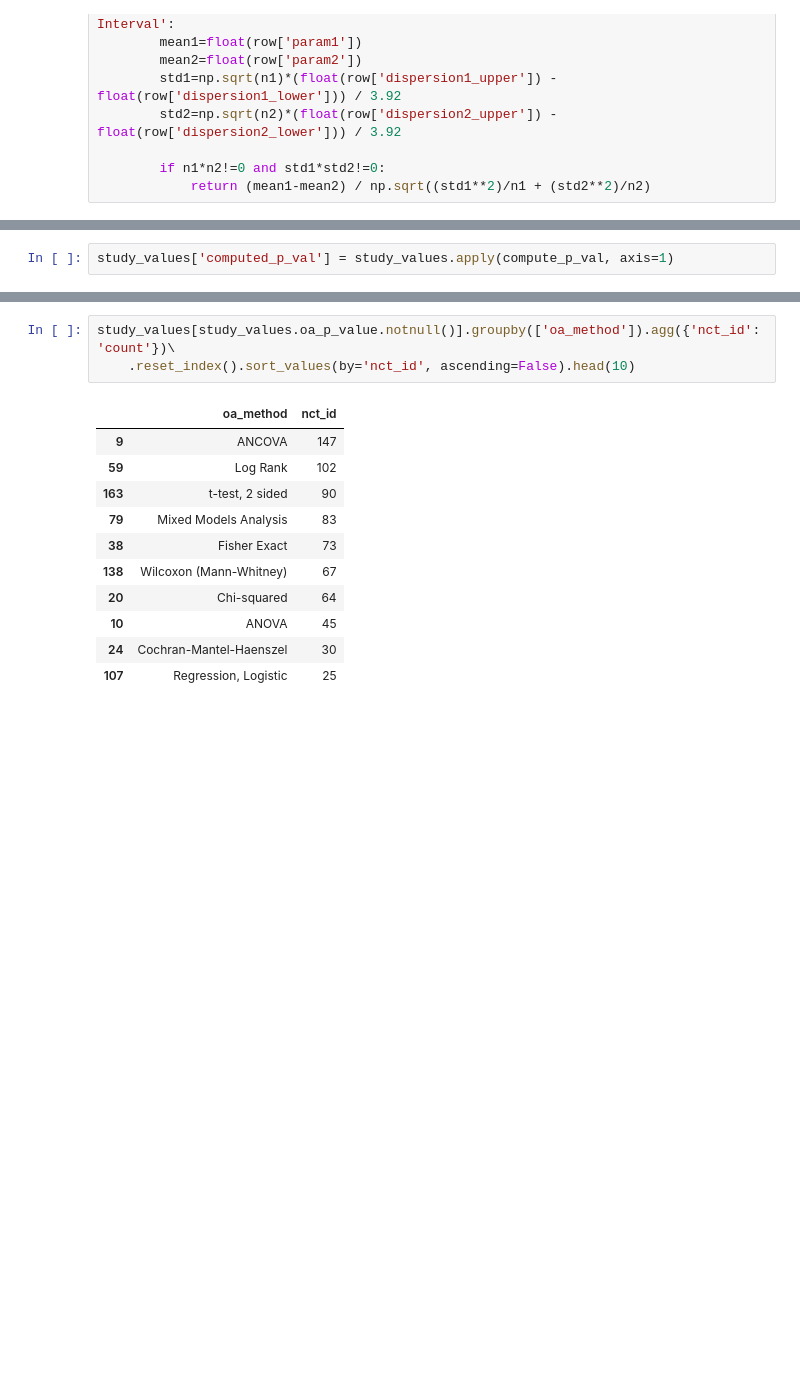
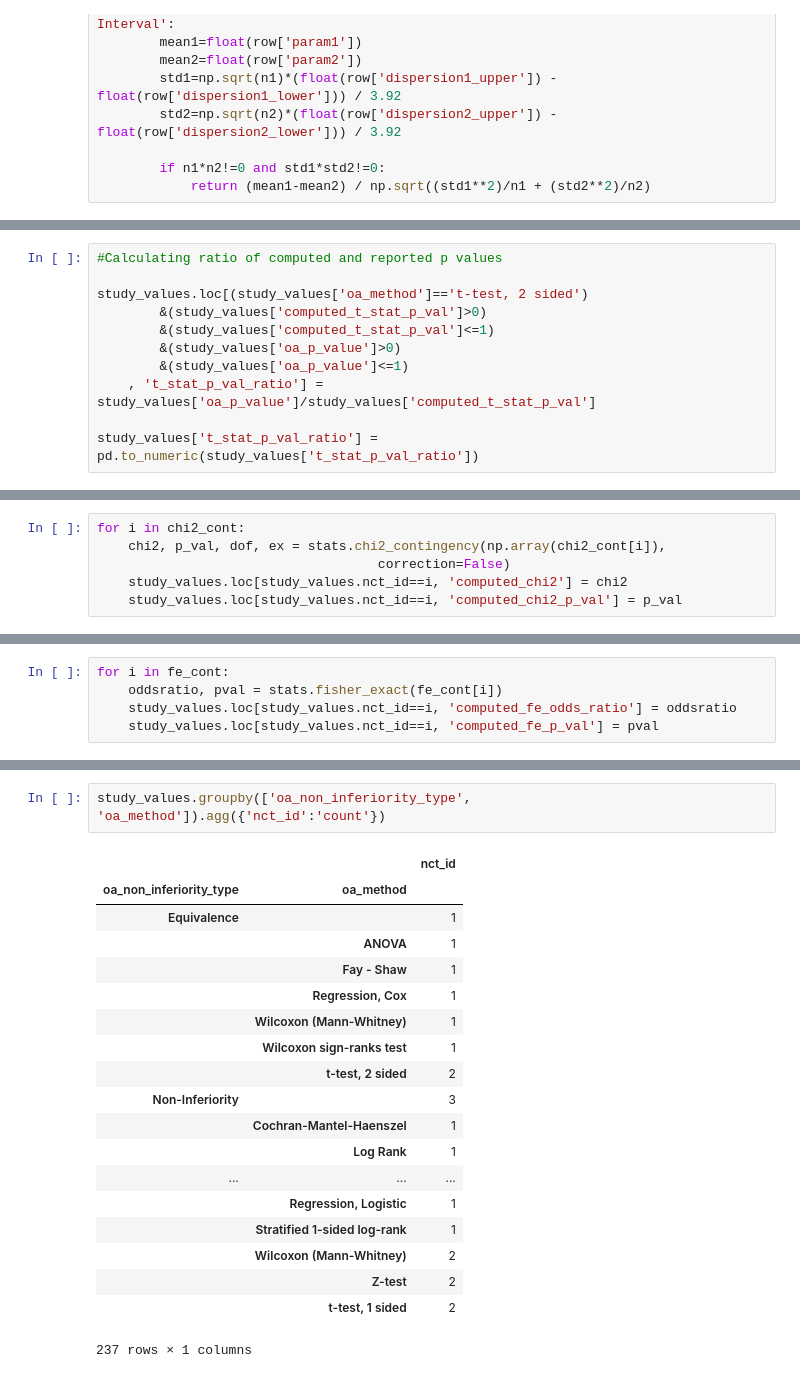
Before and after one commit to sylvaingchassang/trial-explorer, a Jupyter notebook: notebooks/BalanceMethod2 - P values.ipynb, the cells around one changed output, grey strips where cells are left out. Cells and saved outputs as stored; diff of their text form; blank space fills up the shorter version.

Commit message:
adding analyses for t-tests, chi squared and fisher exact

```diff
--- a/notebooks/BalanceMethod2 - P values.ipynb
+++ b/notebooks/BalanceMethod2 - P values.ipynb
@@ -419,2 +362,0 @@ study_values['computed_t_stat'] = study_values.apply(compute_t_stat, axis=1)
-# %%
-study_values['computed_p_val'] = study_values.apply(compute_p_val, axis=1)
@@ -424,0 +381,11 @@ study_values.shape
+# %%
+#Calculating ratio of computed and reported p values
+
+study_values.loc[(study_values['oa_method']=='t-test, 2 sided')
+        &(study_values['computed_t_stat_p_val']>0)
+        &(study_values['computed_t_stat_p_val']<=1)
+        &(study_values['oa_p_value']>0)
+        &(study_values['oa_p_value']<=1)
+    , 't_stat_p_val_ratio'] = study_values['oa_p_value']/study_values['computed_t_stat_p_val']
+
+study_values['t_stat_p_val_ratio'] = pd.to_numeric(study_values['t_stat_p_val_ratio'])
@@ -424,0 +516,6 @@ study_values.shape
+# %%
+for i in chi2_cont:
+    chi2, p_val, dof, ex = stats.chi2_contingency(np.array(chi2_cont[i]),
+                                    correction=False)
+    study_values.loc[study_values.nct_id==i, 'computed_chi2'] = chi2
+    study_values.loc[study_values.nct_id==i, 'computed_chi2_p_val'] = p_val
@@ -424,0 +598,5 @@ study_values.shape
+# %%
+for i in fe_cont:
+    oddsratio, pval = stats.fisher_exact(fe_cont[i])
+    study_values.loc[study_values.nct_id==i, 'computed_fe_odds_ratio'] = oddsratio
+    study_values.loc[study_values.nct_id==i, 'computed_fe_p_val'] = pval
@@ -425,15 +615,22 @@ study_values.shape
 # %%
-study_values[study_values.oa_p_value.notnull()].groupby(['oa_method']).agg({'nct_id':'count'})\
-    .reset_index().sort_values(by='nct_id', ascending=False).head(10)
+study_values.groupby(['oa_non_inferiority_type', 'oa_method']).agg({'nct_id':'count'})
 # %% [output]
-|  | oa_method | nct_id |
-| 9 | ANCOVA | 147 |
-| 59 | Log Rank | 102 |
-| 163 | t-test, 2 sided | 90 |
-| 79 | Mixed Models Analysis | 83 |
-| 38 | Fisher Exact | 73 |
-| 138 | Wilcoxon (Mann-Whitney) | 67 |
-| 20 | Chi-squared | 64 |
-| 10 | ANOVA | 45 |
-| 24 | Cochran-Mantel-Haenszel | 30 |
-| 107 | Regression, Logistic | 25 |
+|  |  | nct_id |
+| oa_non_inferiority_type | oa_method |  |
+| Equivalence |  | 1 |
+|  | ANOVA | 1 |
+|  | Fay - Shaw | 1 |
+|  | Regression, Cox | 1 |
+|  | Wilcoxon (Mann-Whitney) | 1 |
+|  | Wilcoxon sign-ranks test | 1 |
+|  | t-test, 2 sided | 2 |
+| Non-Inferiority |  | 3 |
+|  | Cochran-Mantel-Haenszel | 1 |
+|  | Log Rank | 1 |
+| ... | ... | ... |
+|  | Regression, Logistic | 1 |
+|  | Stratified 1-sided log-rank | 1 |
+|  | Wilcoxon (Mann-Whitney) | 2 |
+|  | Z-test | 2 |
+|  | t-test, 1 sided | 2 |
+237 rows × 1 columns
```
Also changed, not shown: parts of 39 cells of this notebook.
